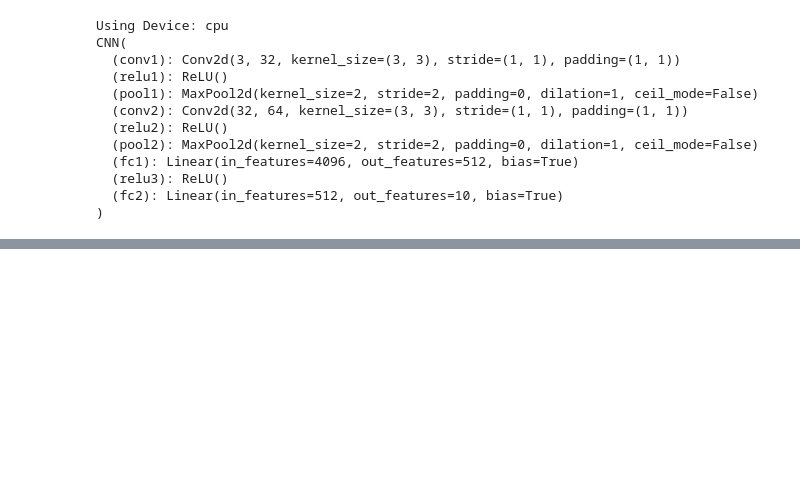
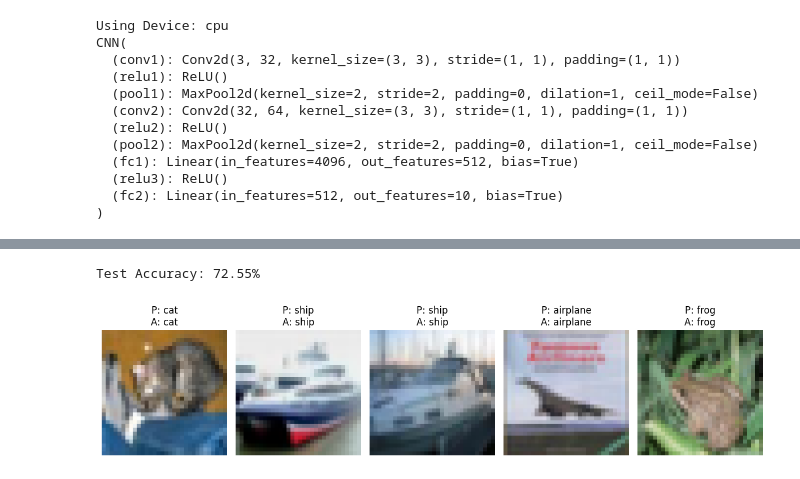
Before and after one commit to moosaraza-3254/AI-ML, a Jupyter notebook: notebooks/A3_CNN_CIFAR10.ipynb, the cells around one changed output, grey strips where cells are left out. Drawn from its saved outputs; the diff is of its cells as text; code cells hidden in the pictures; blank space fills up the shorter version.

Commit message:
Train and evaluate CNN model

```diff
--- a/notebooks/A3_CNN_CIFAR10.ipynb
+++ b/notebooks/A3_CNN_CIFAR10.ipynb
@@ -204,0 +262,29 @@ CNN(
+# %%
+# Phase 8: Model Performance Evaluation
+
+# Calculate test accuracy
+accuracy = 100 * correct / total
+print(f"Test Accuracy: {accuracy:.2f}%")
+# %% [output]
+Test Accuracy: 72.55%
+# %%
+# Phase 9: Visualize Model Predictions
+
+# Display sample predictions
+classes = train_dataset.classes
+images, labels = next(iter(test_loader))
+images = images.to(device)
+outputs = model(images)
+_, predicted = torch.max(outputs, 1)
+images = images.cpu()
+fig, axes = plt.subplots(1, 5, figsize=(12, 3))
+for i in range(5):
+    image = images[i] / 2 + 0.5
+    image = image.numpy().transpose((1, 2, 0))
+    axes[i].imshow(image)
+    axes[i].set_title(f"P: {classes[predicted[i]]}\nA: {classes[labels[i]]}")
+    axes[i].axis("off")
+plt.tight_layout()
+plt.show()
+# %% [output]
+[figure, added]
```
Also changed, not shown: parts of 2 cells of this notebook.
